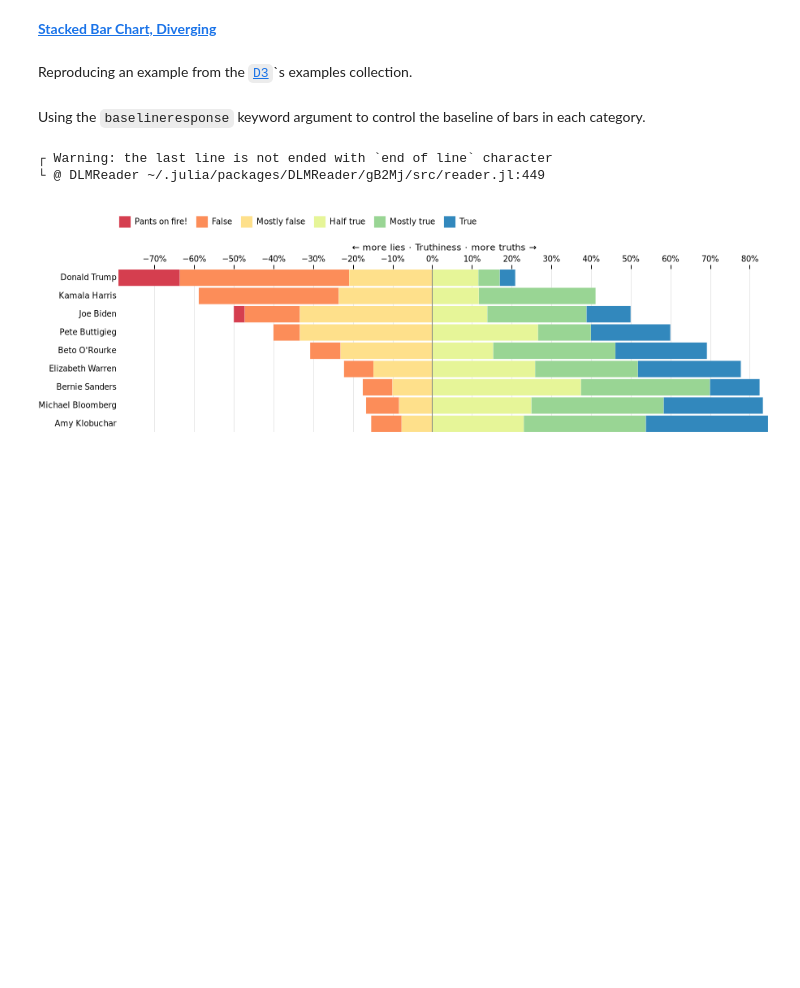
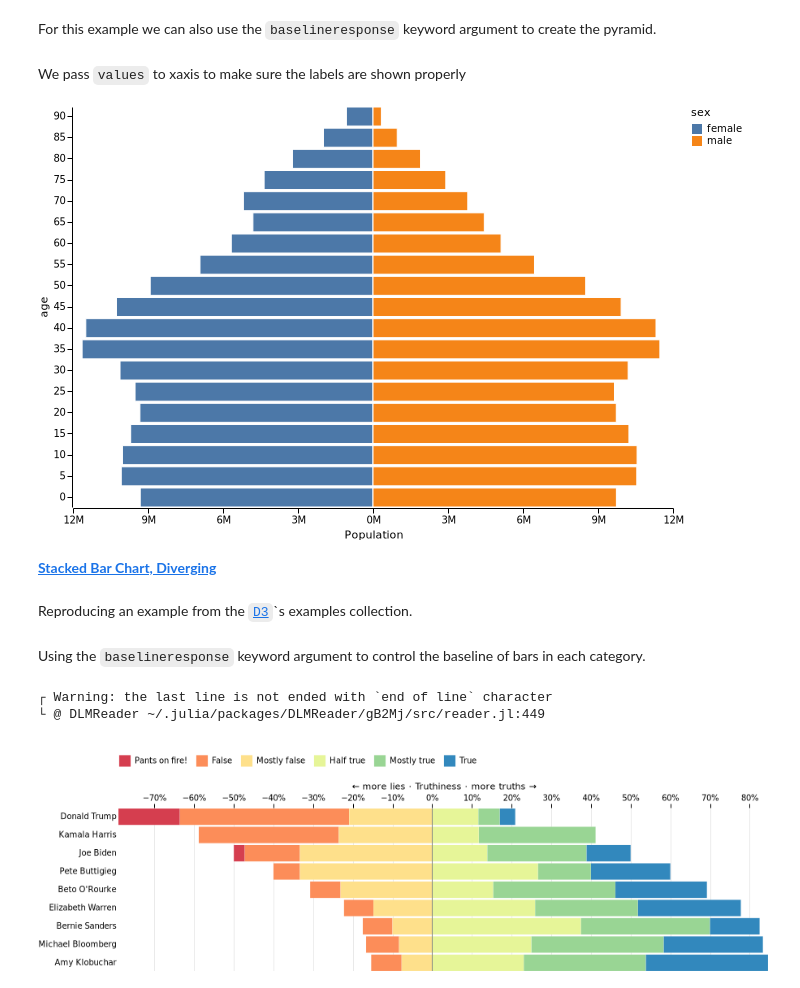
Before and after one commit to sl-solution/StatisticalGraphics.jl, a Jupyter notebook: dev/Plots/Bar/bar3.ipynb, the cells around one changed output. Saved outputs shown, nothing was run; the diff lists cells and outputs as text; code cells hidden in the pictures; blank space fills up the shorter version.

```diff
--- a/dev/Plots/Bar/bar3.ipynb
+++ b/dev/Plots/Bar/bar3.ipynb
@@ -3,3 +39,17 @@ using InMemoryDatasets, StatisticalGraphics, DLMReader
+# %% [markdown]
+For this example we can also use the `baselineresponse` keyword argument to create the pyramid.
+# %% [markdown]
+We pass `values` to xaxis to make sure the labels are shown properly
+# %%
+base_stat(f, x) = -last(x) # use the negative value of female pop as baseline
+
+sgplot(pop2000, Bar(y=:age, response=:people, group=:sex,
+                            baselineresponse = :people,
+                            baselinestat=base_stat),
+                            yaxis=Axis(reverse=true),
+                            xaxis=Axis(title="Population", values=((-12:3:12).*10^6, string.(abs.(-12:3:12), "M"))))
+# %% [output]
+[figure, added]
 # %% [markdown]
 **[Stacked Bar Chart, Diverging](https://observablehq.com/@d3/diverging-stacked-bar-chart)**
 # %% [markdown]
```
Also changed, not shown: parts of 4 cells of this notebook, 42 other files.
